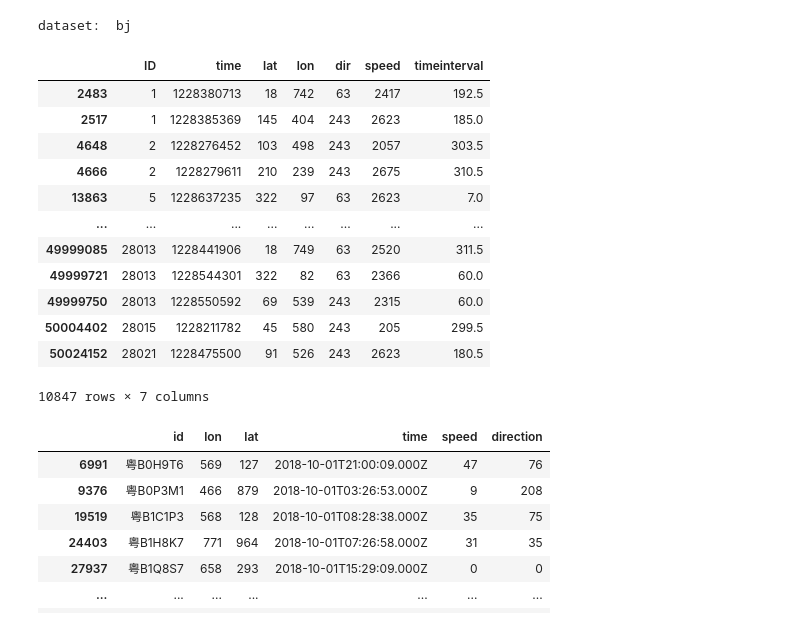
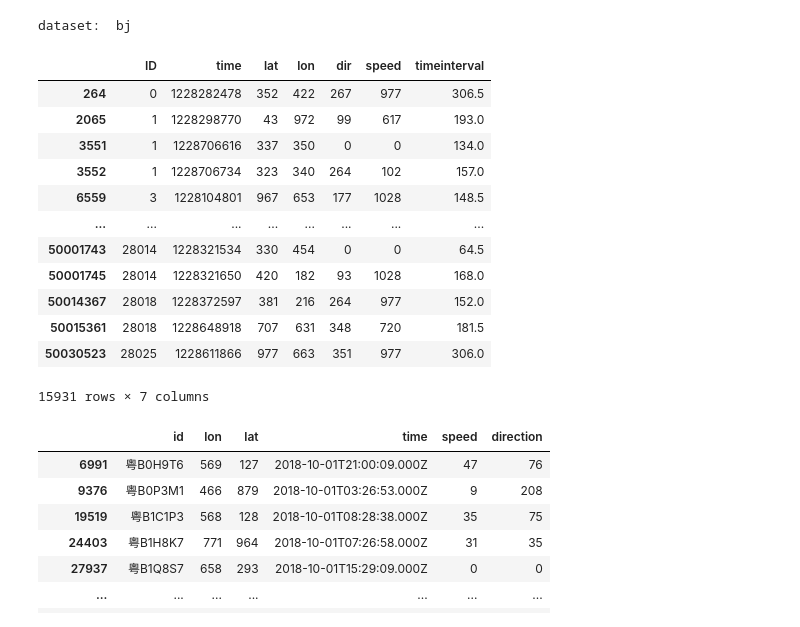
Before and after one commit to iwcyou/kharita, a Jupyter notebook: test.ipynb, the cells around one changed output. Saved outputs shown, nothing was run; the diff lists cells and outputs as text; code cells hidden in the pictures.

```diff
--- a/test.ipynb
+++ b/test.ipynb
@@ -9,26 +10,26 @@ dataset:  bj
 # %%
 import pickle
 dataset_name = "bj"
-fname = "data/dataset_bj_time/GPS/patch/1_55_gps.pkl"
+fname = "data/dataset_bj_time/GPS/patch/30_38_gps.pkl"
 
 if dataset_name == "bj":
     with open(fname, 'rb') as f:
         data = pickle.load(f)
 data
 # %% [output]
 |  | ID | time | lat | lon | dir | speed | timeinterval |
-| 2483 | 1 | 1228380713 | 18 | 742 | 63 | 2417 | 192.5 |
-| 2517 | 1 | 1228385369 | 145 | 404 | 243 | 2623 | 185.0 |
-| 4648 | 2 | 1228276452 | 103 | 498 | 243 | 2057 | 303.5 |
-| 4666 | 2 | 1228279611 | 210 | 239 | 243 | 2675 | 310.5 |
-| 13863 | 5 | 1228637235 | 322 | 97 | 63 | 2623 | 7.0 |
+| 264 | 0 | 1228282478 | 352 | 422 | 267 | 977 | 306.5 |
+| 2065 | 1 | 1228298770 | 43 | 972 | 99 | 617 | 193.0 |
+| 3551 | 1 | 1228706616 | 337 | 350 | 0 | 0 | 134.0 |
+| 3552 | 1 | 1228706734 | 323 | 340 | 264 | 102 | 157.0 |
+| 6559 | 3 | 1228104801 | 967 | 653 | 177 | 1028 | 148.5 |
 | ... | ... | ... | ... | ... | ... | ... | ... |
-| 49999085 | 28013 | 1228441906 | 18 | 749 | 63 | 2520 | 311.5 |
-| 49999721 | 28013 | 1228544301 | 322 | 82 | 63 | 2366 | 60.0 |
-| 49999750 | 28013 | 1228550592 | 69 | 539 | 243 | 2315 | 60.0 |
-| 50004402 | 28015 | 1228211782 | 45 | 580 | 243 | 205 | 299.5 |
-| 50024152 | 28021 | 1228475500 | 91 | 526 | 243 | 2623 | 180.5 |
+| 50001743 | 28014 | 1228321534 | 330 | 454 | 0 | 0 | 64.5 |
+| 50001745 | 28014 | 1228321650 | 420 | 182 | 93 | 1028 | 168.0 |
+| 50014367 | 28018 | 1228372597 | 381 | 216 | 264 | 977 | 152.0 |
+| 50015361 | 28018 | 1228648918 | 707 | 631 | 348 | 720 | 181.5 |
+| 50030523 | 28025 | 1228611866 | 977 | 663 | 351 | 977 | 306.0 |
-10847 rows × 7 columns
+15931 rows × 7 columns
 # %%
 import pickle
 import pandas as pd
```
Also changed, not shown: parts of 1 cell of this notebook, 1 other file.
